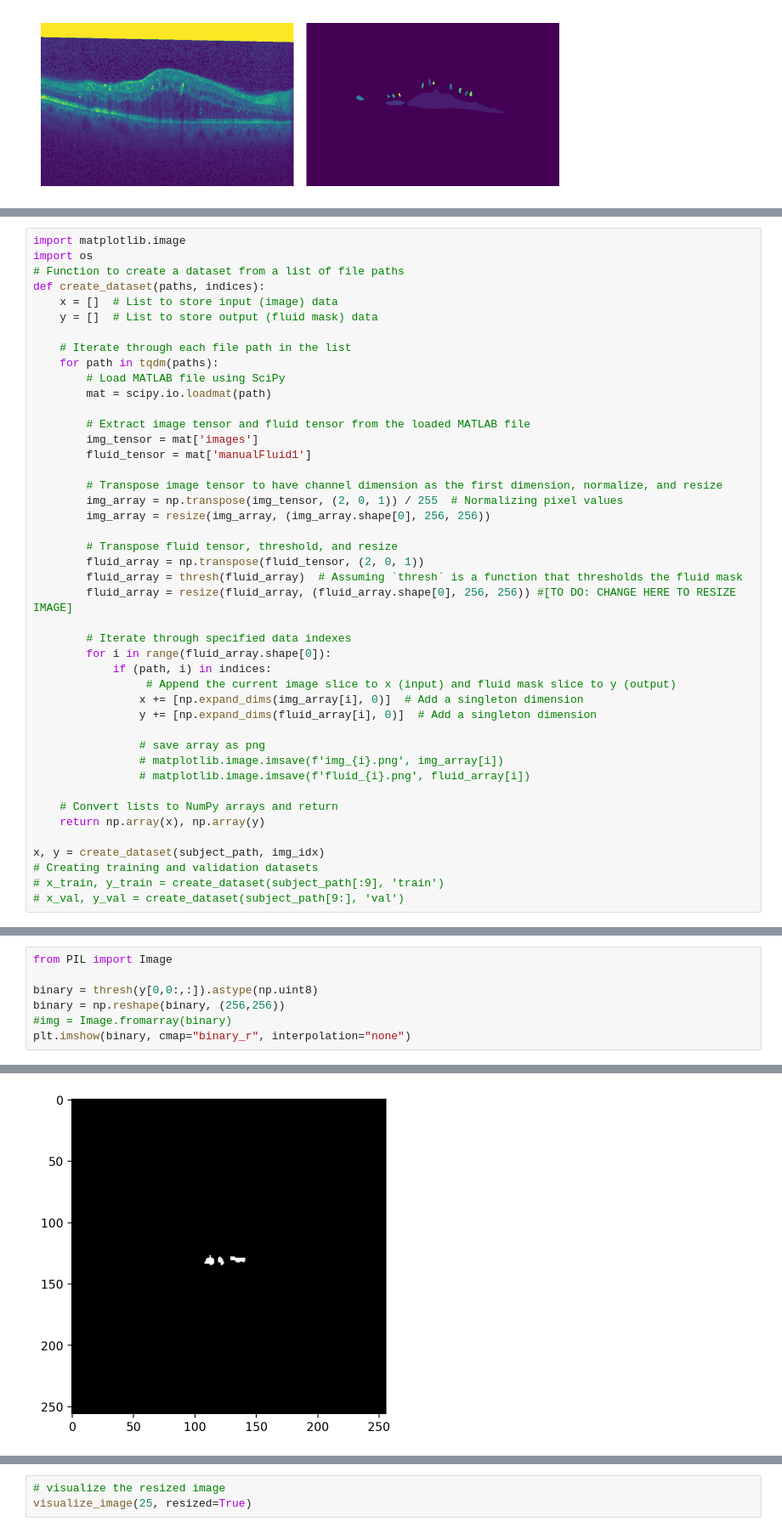
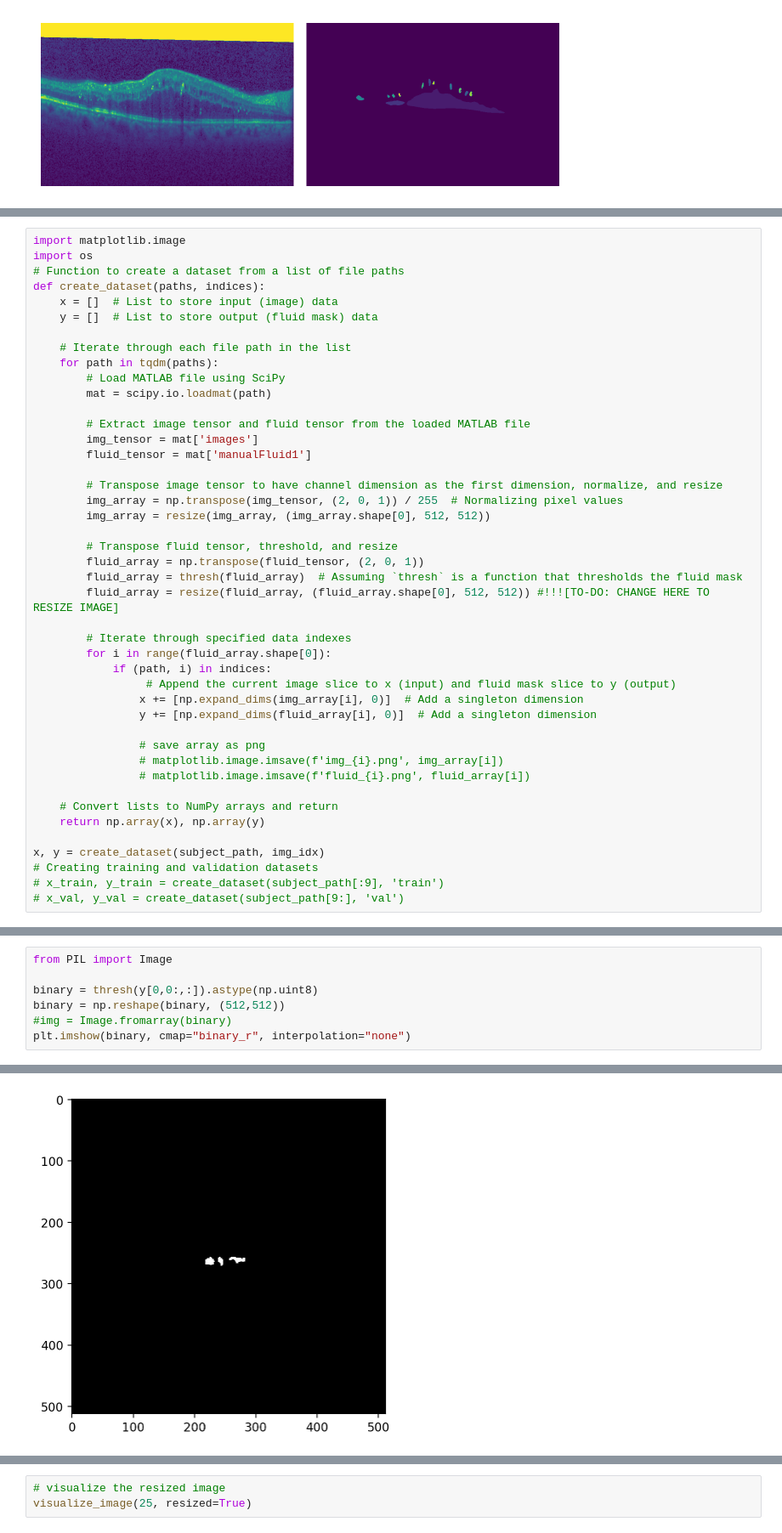
Before and after one commit to heath3rq/ML_Transfer-Learning-for-Semantic-Segmentation-in-Medical-Imaging, a Jupyter notebook: 2_data_preprocess.ipynb, the cells around one changed output, grey strips where cells are left out. Shown at 85% size. Saved outputs shown, nothing was run; the diff lists cells and outputs as text.

```diff
--- a/2_data_preprocess.ipynb
+++ b/2_data_preprocess.ipynb
@@ -139,12 +130,12 @@ def create_dataset(paths, indices):
 
         # Transpose image tensor to have channel dimension as the first dimension, normalize, and resize
         img_array = np.transpose(img_tensor, (2, 0, 1)) / 255  # Normalizing pixel values
-        img_array = resize(img_array, (img_array.shape[0], 256, 256))
+        img_array = resize(img_array, (img_array.shape[0], 512, 512))
 
         # Transpose fluid tensor, threshold, and resize
         fluid_array = np.transpose(fluid_tensor, (2, 0, 1))
         fluid_array = thresh(fluid_array)  # Assuming `thresh` is a function that thresholds the fluid mask
-        fluid_array = resize(fluid_array, (fluid_array.shape[0], 256, 256)) #[TO DO: CHANGE HERE TO RESIZE IMAGE]
+        fluid_array = resize(fluid_array, (fluid_array.shape[0], 512, 512)) #!!![TO-DO: CHANGE HERE TO RESIZE IMAGE]
 
         # Iterate through specified data indexes
         for i in range(fluid_array.shape[0]):
@@ -171,13 +162,13 @@ x.shape, y.shape
 # %%
 from PIL import Image
 
 binary = thresh(y[0,0:,:]).astype(np.uint8)
-binary = np.reshape(binary, (256,256))
+binary = np.reshape(binary, (512,512))
 #img = Image.fromarray(binary)
 plt.imshow(binary, cmap="binary_r", interpolation="none")
 # %% [output]
 <matplotlib.image.AxesImage at 0x...>
-[figure, old version]
+[figure, new version]
 # %%
 from PIL import Image
 def convert_images(np_array, out, scale=True):
```
Also changed, not shown: parts of 4 cells of this notebook, 5 other files.
